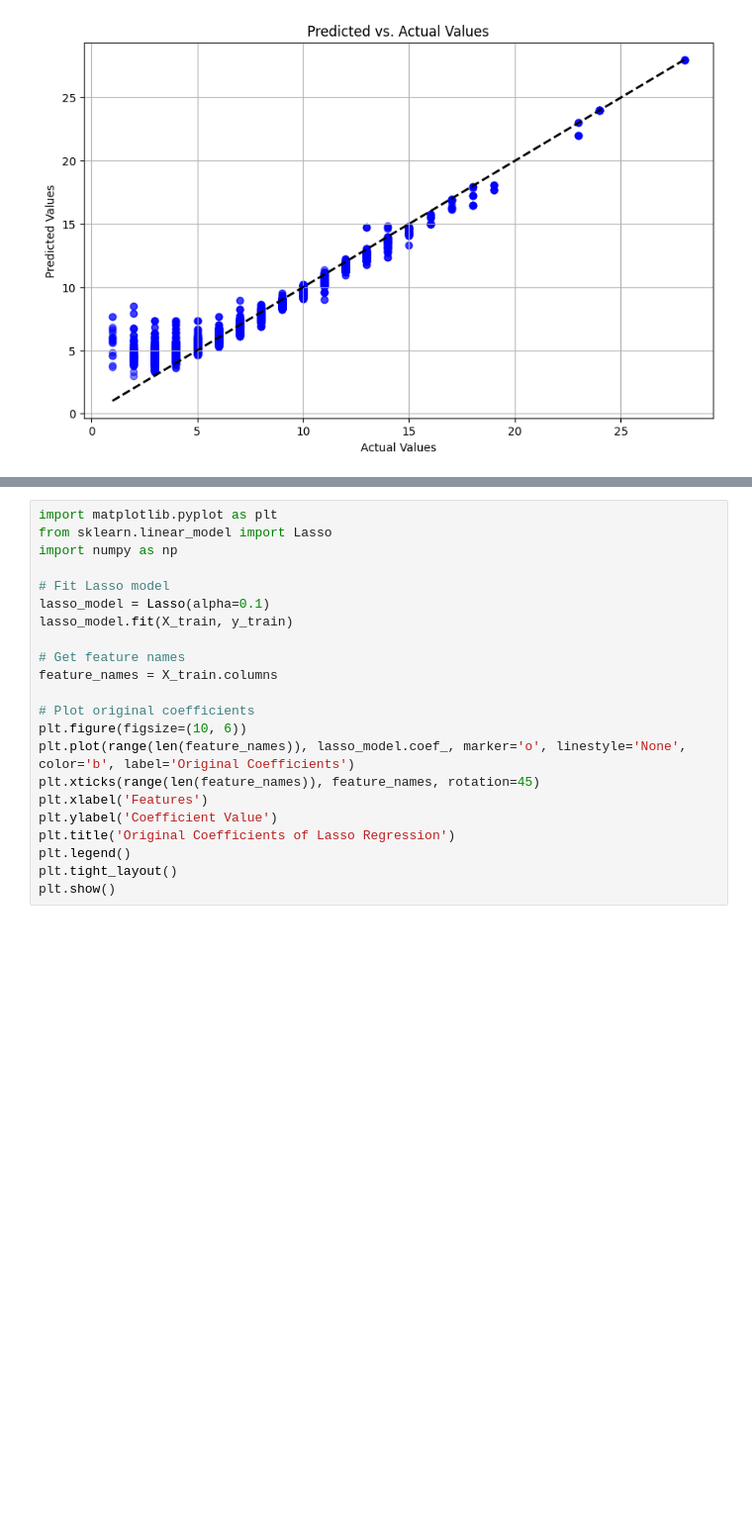
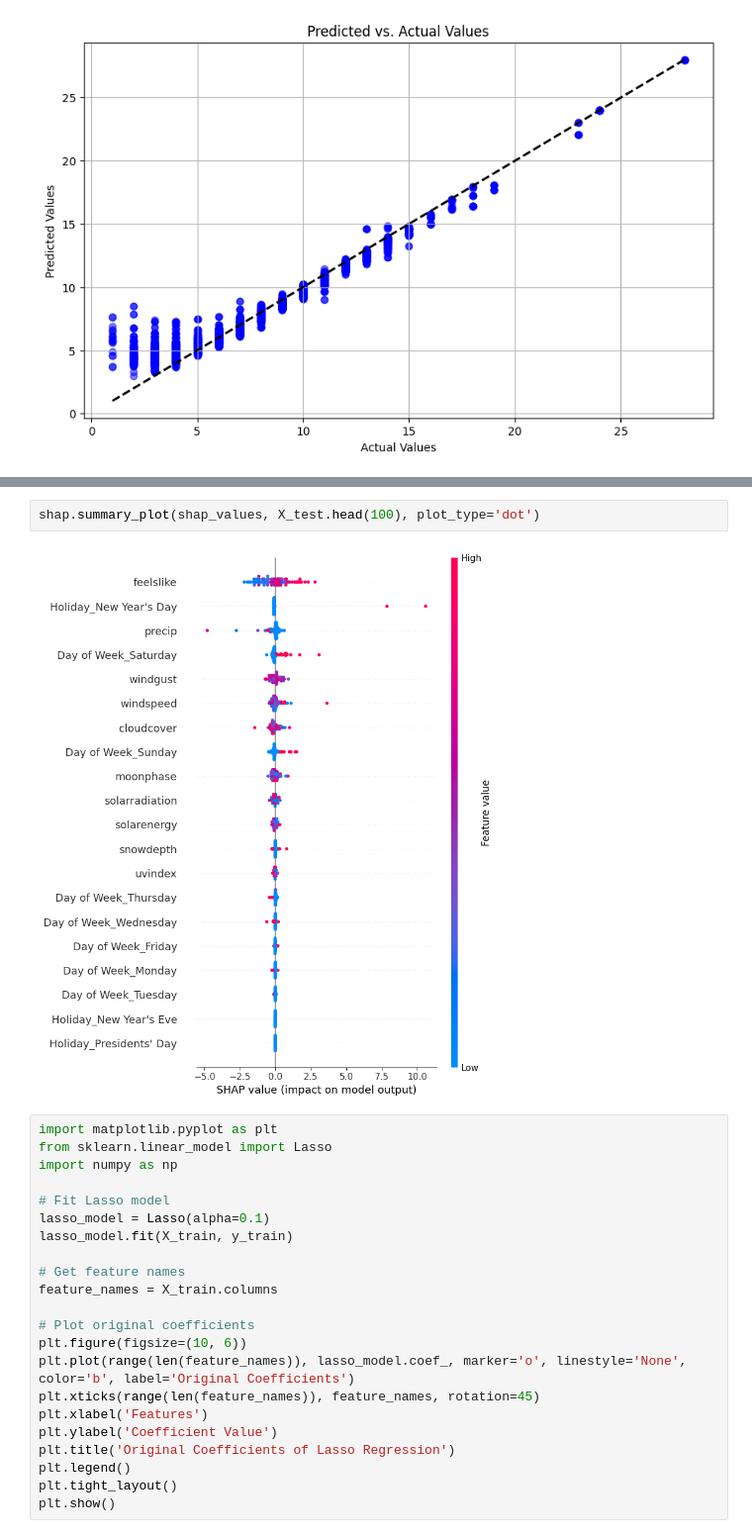
Before and after one commit to joshc2/CrimeCompetition, a Jupyter notebook: random_forest.ipynb, the cells around one changed output, grey strips where cells are left out. Shown: that part at 99% size. Cells and saved outputs as stored; diff of their text form; blank space fills up the shorter version.

```diff
--- a/random_forest.ipynb
+++ b/random_forest.ipynb
@@ -136,3 +143,7 @@ plt.show()
+# %%
+shap.summary_plot(shap_values, X_test.head(100), plot_type='dot')
+# %% [output]
+[figure, added]
 # %%
 import matplotlib.pyplot as plt
 from sklearn.linear_model import Lasso
```
Also changed, not shown: parts of 6 cells of this notebook, 1 other file.
